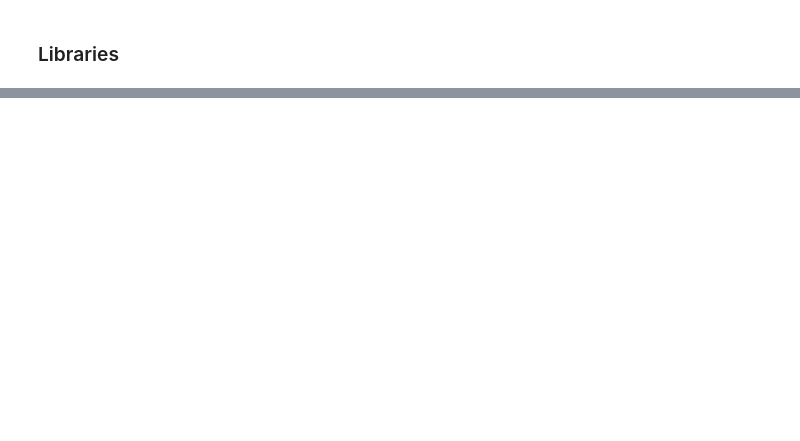
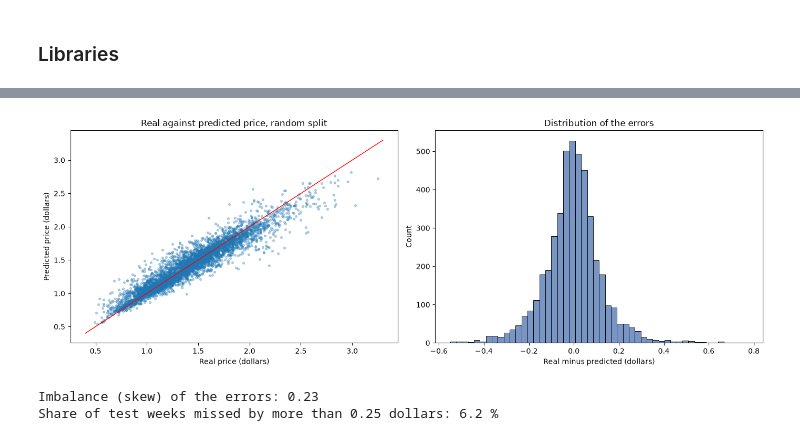
Before and after one commit to Jonathansl17/jarvis, a Jupyter notebook: avocado_price_regression/avocado_price_regression.ipynb, the cells around one changed output, grey strips where cells are left out. Drawn from its saved outputs; the diff is of its cells as text; code cells hidden in the pictures; blank space fills up the shorter version.

```diff
--- a/avocado_price_regression/avocado_price_regression.ipynb
+++ b/avocado_price_regression/avocado_price_regression.ipynb
@@ -115,0 +282,7 @@ To be developed.
+# %%
+# 75 / 25 random split, the literal task
+X = encoded[FEATURES]
+y = encoded[TARGET]
+X_train, X_test, y_train, y_test = train_test_split(X, y, test_size=0.25, random_state=RANDOM_STATE)
+print("Training weeks:", len(X_train))
+print("Test weeks:", len(X_test))
@@ -115,0 +339,16 @@ To be developed.
+# %%
+# Two hundred trees, each grown on a random sample of the rows with a random
+# subset of the predictors at every split. min_samples_leaf stops a leaf from
+# holding fewer than three weeks, which keeps the saved model small
+N_TREES = 200
+MIN_LEAF = 3
+forest = RandomForestRegressor(n_estimators=N_TREES, min_samples_leaf=MIN_LEAF, oob_score=True,
+                               random_state=RANDOM_STATE, n_jobs=-1).fit(X_train, y_train)
+
+forest_scores = pd.concat([
+    report('Forest, training', forest, X_train, y_train),
+    report('Forest, test', forest, X_test, y_test),
+], axis=1).round(3)
+print(forest_scores)
+print()
+print("Out-of-bag R2:", round(forest.oob_score_, 3))
@@ -115,0 +406,21 @@ To be developed.
+# %%
+predicted_test = forest.predict(X_test)
+residuals = y_test - predicted_test
+
+fig, axes = plt.subplots(1, 2, figsize=(14, 5))
+axes[0].scatter(y_test, predicted_test, alpha=0.3, s=8)
+axes[0].plot([0.4, 3.3], [0.4, 3.3], color='red', linewidth=1)
+axes[0].set_xlabel('Real price (dollars)')
+axes[0].set_ylabel('Predicted price (dollars)')
+axes[0].set_title('Real against predicted price, random split')
+sns.histplot(residuals, bins=50, ax=axes[1], color='#4c72b0')
+axes[1].set_xlabel('Real minus predicted (dollars)')
+axes[1].set_title('Distribution of the errors')
+plt.tight_layout()
+plt.show()
+print("Imbalance (skew) of the errors:", round(residuals.skew(), 2))
+print("Share of test weeks missed by more than 0.25 dollars:", round((residuals.abs() > 0.25).mean() * 100, 1), "%")
+# %% [output]
+[figure, added]
+Imbalance (skew) of the errors: 0.23
+Share of test weeks missed by more than 0.25 dollars: 6.2 %
```
Also changed, not shown: parts of 54 cells of this notebook, 1 other file.
